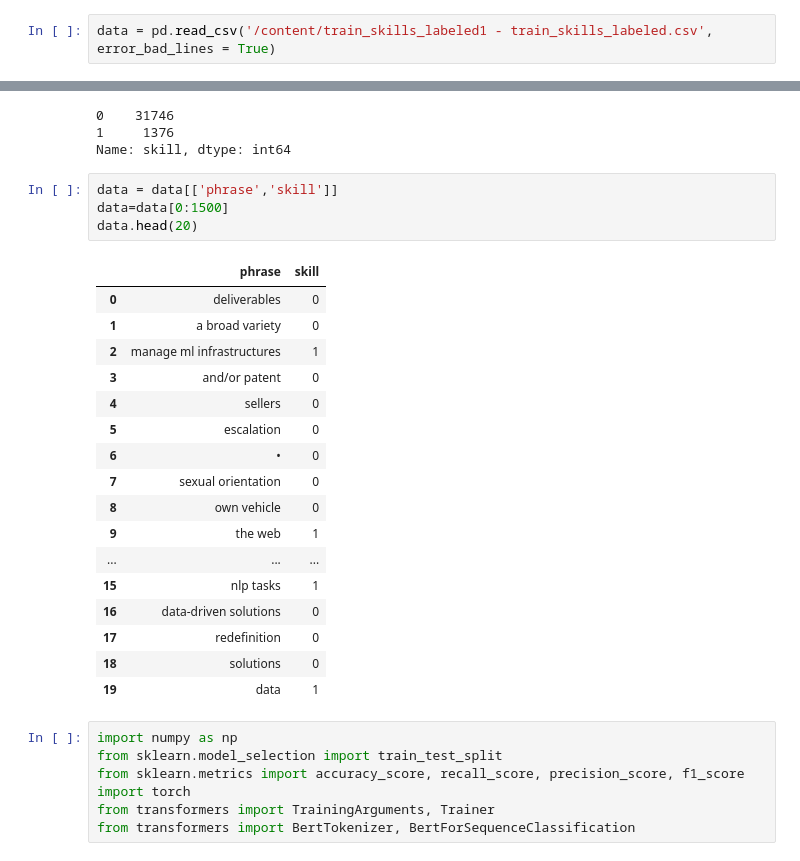
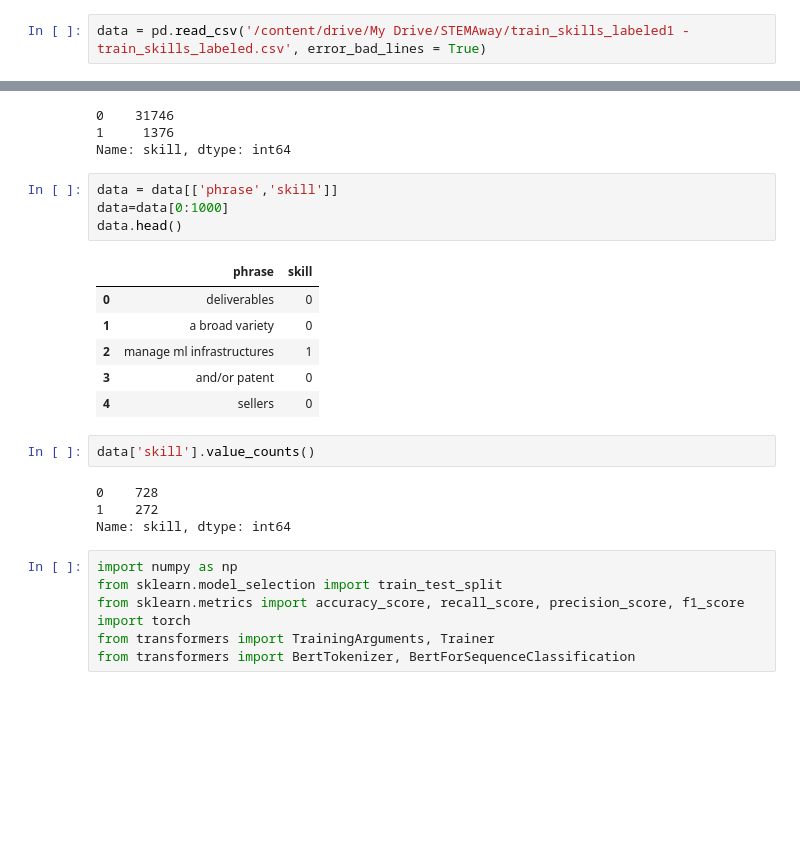
Before and after one commit to Toadoum/STEM-Away-Job, a Jupyter notebook: FineTune_BERT_Model_STEM_Away.ipynb, the cells around one changed output, grey strips where cells are left out. Cells and saved outputs as stored; diff of their text form; blank space fills up the shorter version.

```diff
--- a/FineTune_BERT_Model_STEM_Away.ipynb
+++ b/FineTune_BERT_Model_STEM_Away.ipynb
@@ -34,5 +30,5 @@ CustomModel  drive  output  sample_data
 # %%
-data = pd.read_csv('/content/train_skills_labeled1 - train_skills_labeled.csv', error_bad_lines = True)
+data = pd.read_csv('/content/drive/My Drive/STEMAway/train_skills_labeled1 - train_skills_labeled.csv', error_bad_lines = True)
 # %%
 data['skill'].value_counts()
 # %% [output]
@@ -41,26 +37,21 @@ data['skill'].value_counts()
 Name: skill, dtype: int64
 # %%
 data = data[['phrase','skill']]
-data=data[0:1500]
-data.head(20)
+data=data[0:1000]
+data.head()
 # %% [output]
 |  | phrase | skill |
 | 0 | deliverables | 0 |
 | 1 | a broad variety | 0 |
 | 2 | manage ml infrastructures | 1 |
 | 3 | and/or patent | 0 |
 | 4 | sellers | 0 |
-| 5 | escalation | 0 |
-| 6 | • | 0 |
-| 7 | sexual orientation | 0 |
-| 8 | own vehicle | 0 |
-| 9 | the web | 1 |
-| ... | ... | ... |
-| 15 | nlp tasks | 1 |
-| 16 | data-driven solutions | 0 |
-| 17 | redefinition | 0 |
-| 18 | solutions | 0 |
-| 19 | data | 1 |
+# %%
+data['skill'].value_counts()
+# %% [output]
+0    728
+1    272
+Name: skill, dtype: int64
 # %%
 import numpy as np
 from sklearn.model_selection import train_test_split
```
Also changed, not shown: parts of 32 cells of this notebook.
